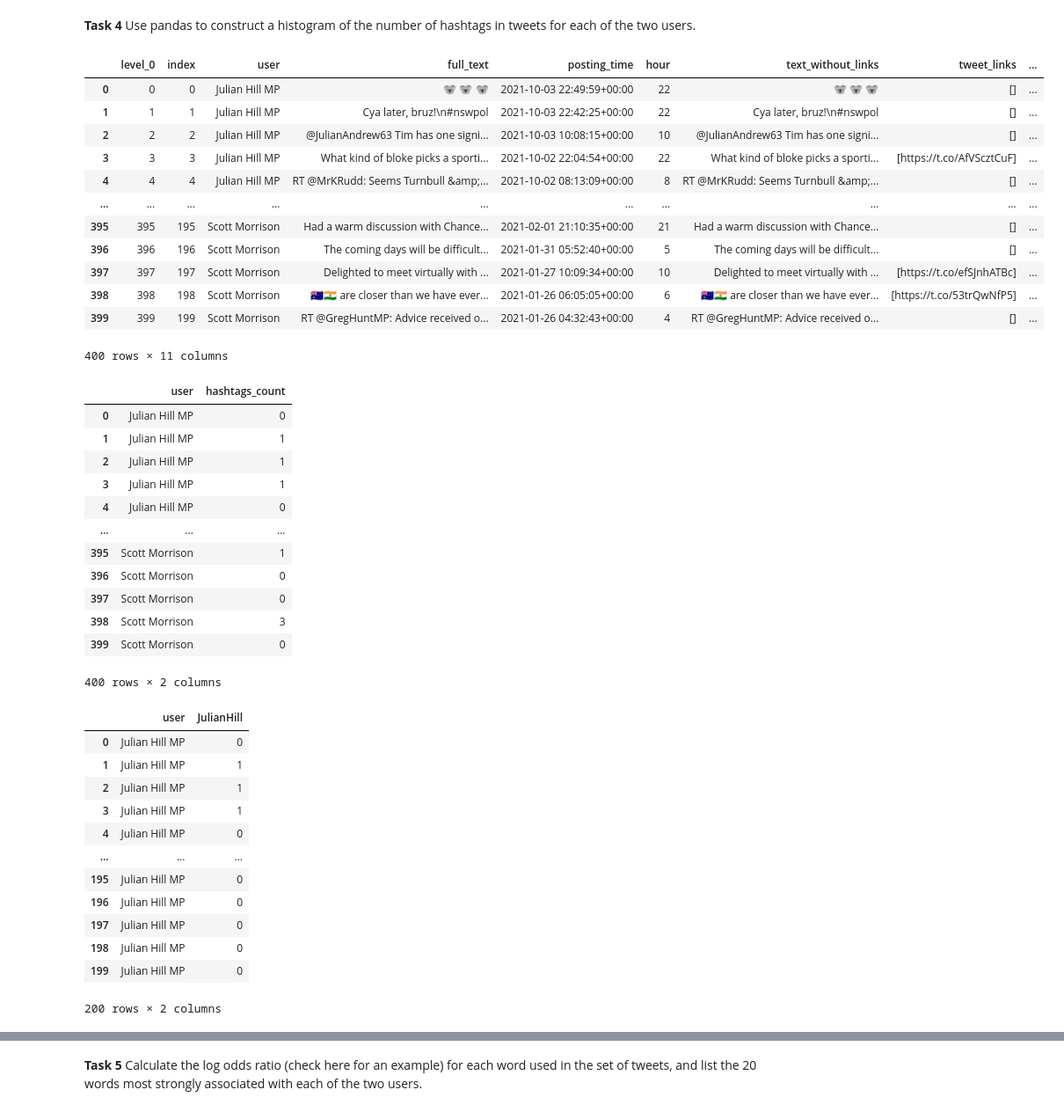
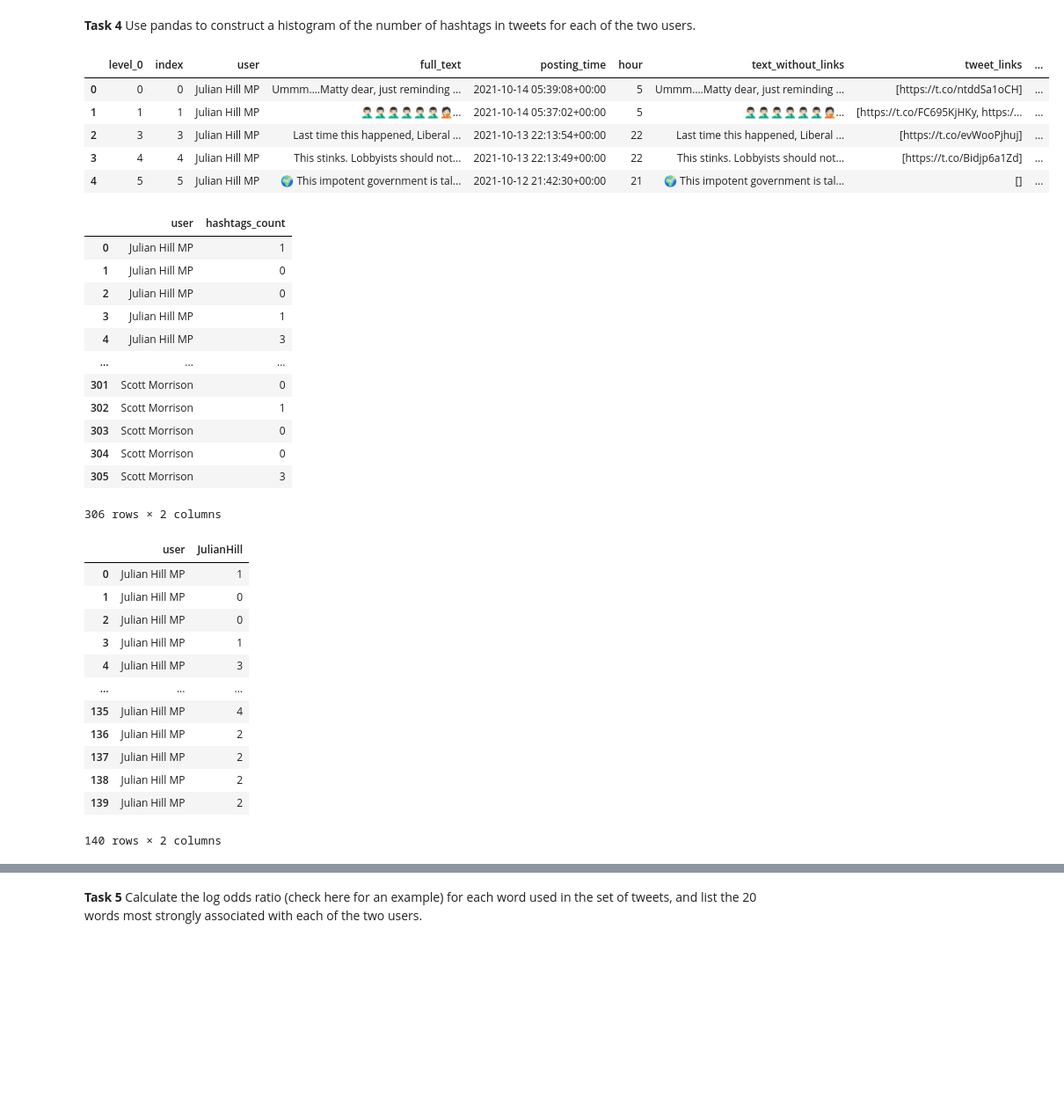
Before and after one commit to mona-piya/Twitter_Analysis, a Jupyter notebook: AssessedTask2.ipynb, the cells around one changed output, grey strips where cells are left out. Shown at 88% size. Cells and saved outputs as stored; diff of their text form; code cells hidden in the pictures; blank space fills up the shorter version.

```diff
--- a/AssessedTask2.ipynb
+++ b/AssessedTask2.ipynb
@@ -163,0 +186,3 @@ Text(0.5, 0, 'Time')
+# %%
+df = df[~df['full_text'].str.startswith('RT')]
+df
@@ -276,41 +323,37 @@ Text(0.5, 0, 'User')
 # %% [markdown]
 **Task 4** Use pandas to construct a histogram of the number of hashtags in tweets for each of the two users.
+# %%
+hashtag = re.compile("#(\w+)")
+df['text_without_hashtags'] = df['text_without_links'].apply(lambda x: hashtag.sub(r'', x))
 # %%
 df['hashtags'] = df['full_text'].apply(lambda x: re.findall(r"#(\w+)", x))
 df['hashtags_count'] = df['full_text'].apply(lambda x: re.findall(r"#(\w+)", x)).apply((lambda x: len(x)))
-df
+df.head()
 # %% [output]
 |  | level_0 | index | user | full_text | posting_time | hour | text_without_links | tweet_links | ... |
-| 0 | 0 | 0 | Julian Hill MP | 🐨 🐨 🐨 | 2021-10-03 22:49:59+00:00 | 22 | 🐨 🐨 🐨 | [] | ... |
-| 1 | 1 | 1 | Julian Hill MP | Cya later, bruz!\n#nswpol | 2021-10-03 22:42:25+00:00 | 22 | Cya later, bruz!\n#nswpol | [] | ... |
-| 2 | 2 | 2 | Julian Hill MP | @JulianAndrew63 Tim has one signi... | 2021-10-03 10:08:15+00:00 | 10 | @JulianAndrew63 Tim has one signi... | [] | ... |
-| 3 | 3 | 3 | Julian Hill MP | What kind of bloke picks a sporti... | 2021-10-02 22:04:54+00:00 | 22 | What kind of bloke picks a sporti... | [https://t.co/AfVScztCuF] | ... |
-| 4 | 4 | 4 | Julian Hill MP | RT @MrKRudd: Seems Turnbull &amp;... | 2021-10-02 08:13:09+00:00 | 8 | RT @MrKRudd: Seems Turnbull &amp;... | [] | ... |
-| ... | ... | ... | ... | ... | ... | ... | ... | ... | ... |
-| 395 | 395 | 195 | Scott Morrison | Had a warm discussion with Chance... | 2021-02-01 21:10:35+00:00 | 21 | Had a warm discussion with Chance... | [] | ... |
-| 396 | 396 | 196 | Scott Morrison | The coming days will be difficult... | 2021-01-31 05:52:40+00:00 | 5 | The coming days will be difficult... | [] | ... |
-| 397 | 397 | 197 | Scott Morrison | Delighted to meet virtually with ... | 2021-01-27 10:09:34+00:00 | 10 | Delighted to meet virtually with ... | [https://t.co/efSJnhATBc] | ... |
-| 398 | 398 | 198 | Scott Morrison | 🇦🇺🇮🇳 are closer than we have ever... | 2021-01-26 06:05:05+00:00 | 6 | 🇦🇺🇮🇳 are closer than we have ever... | [https://t.co/53trQwNfP5] | ... |
-| 399 | 399 | 199 | Scott Morrison | RT @GregHuntMP: Advice received o... | 2021-01-26 04:32:43+00:00 | 4 | RT @GregHuntMP: Advice received o... | [] | ... |
+| 0 | 0 | 0 | Julian Hill MP | Ummm….Matty dear, just reminding ... | 2021-10-14 05:39:08+00:00 | 5 | Ummm….Matty dear, just reminding ... | [https://t.co/ntddSa1oCH] | ... |
+| 1 | 1 | 1 | Julian Hill MP | 🤦🏻‍♂️🤦🏻‍♂️🤦🏻‍♂️🤦🏻‍♂️🤦🏻‍♂️🤦🏻‍♂️🤦🏻‍... | 2021-10-14 05:37:02+00:00 | 5 | 🤦🏻‍♂️🤦🏻‍♂️🤦🏻‍♂️🤦🏻‍♂️🤦🏻‍♂️🤦🏻‍♂️🤦🏻‍... | [https://t.co/FC695KjHKy, https:/... | ... |
+| 2 | 3 | 3 | Julian Hill MP | Last time this happened, Liberal ... | 2021-10-13 22:13:54+00:00 | 22 | Last time this happened, Liberal ... | [https://t.co/evWooPjhuj] | ... |
+| 3 | 4 | 4 | Julian Hill MP | This stinks. Lobbyists should not... | 2021-10-13 22:13:49+00:00 | 22 | This stinks. Lobbyists should not... | [https://t.co/Bidjp6a1Zd] | ... |
+| 4 | 5 | 5 | Julian Hill MP | 🌍 This impotent government is tal... | 2021-10-12 21:42:30+00:00 | 21 | 🌍 This impotent government is tal... | [] | ... |
-400 rows × 11 columns
 # %%
 cols = ['user', 'hashtags_count']
 ha = df[cols]
 ha
 # %% [output]
 |  | user | hashtags_count |
-| 0 | Julian Hill MP | 0 |
-| 1 | Julian Hill MP | 1 |
-| 2 | Julian Hill MP | 1 |
+| 0 | Julian Hill MP | 1 |
+| 1 | Julian Hill MP | 0 |
+| 2 | Julian Hill MP | 0 |
 | 3 | Julian Hill MP | 1 |
-| 4 | Julian Hill MP | 0 |
+| 4 | Julian Hill MP | 3 |
 | ... | ... | ... |
-| 395 | Scott Morrison | 1 |
-| 396 | Scott Morrison | 0 |
-| 397 | Scott Morrison | 0 |
-| 398 | Scott Morrison | 3 |
-| 399 | Scott Morrison | 0 |
+| 301 | Scott Morrison | 0 |
+| 302 | Scott Morrison | 1 |
+| 303 | Scott Morrison | 0 |
+| 304 | Scott Morrison | 0 |
+| 305 | Scott Morrison | 3 |
-400 rows × 2 columns
+306 rows × 2 columns
 # %%
 cols = ['user', 'hashtags_count']
 hashtags1 = df[cols]
@@ -322,18 +365,18 @@ hashtags2.rename(columns={"hashtags_count": "ScottMorrison"}, inplace =True)
 hashtags1
 # %% [output]
 |  | user | JulianHill |
-| 0 | Julian Hill MP | 0 |
-| 1 | Julian Hill MP | 1 |
-| 2 | Julian Hill MP | 1 |
+| 0 | Julian Hill MP | 1 |
+| 1 | Julian Hill MP | 0 |
+| 2 | Julian Hill MP | 0 |
 | 3 | Julian Hill MP | 1 |
-| 4 | Julian Hill MP | 0 |
+| 4 | Julian Hill MP | 3 |
 | ... | ... | ... |
-| 195 | Julian Hill MP | 0 |
-| 196 | Julian Hill MP | 0 |
-| 197 | Julian Hill MP | 0 |
-| 198 | Julian Hill MP | 0 |
-| 199 | Julian Hill MP | 0 |
+| 135 | Julian Hill MP | 4 |
+| 136 | Julian Hill MP | 2 |
+| 137 | Julian Hill MP | 2 |
+| 138 | Julian Hill MP | 2 |
+| 139 | Julian Hill MP | 2 |
-200 rows × 2 columns
+140 rows × 2 columns
 # %%
 hashtags2
 # %% [output]
```
Also changed, not shown: parts of 59 cells of this notebook.
